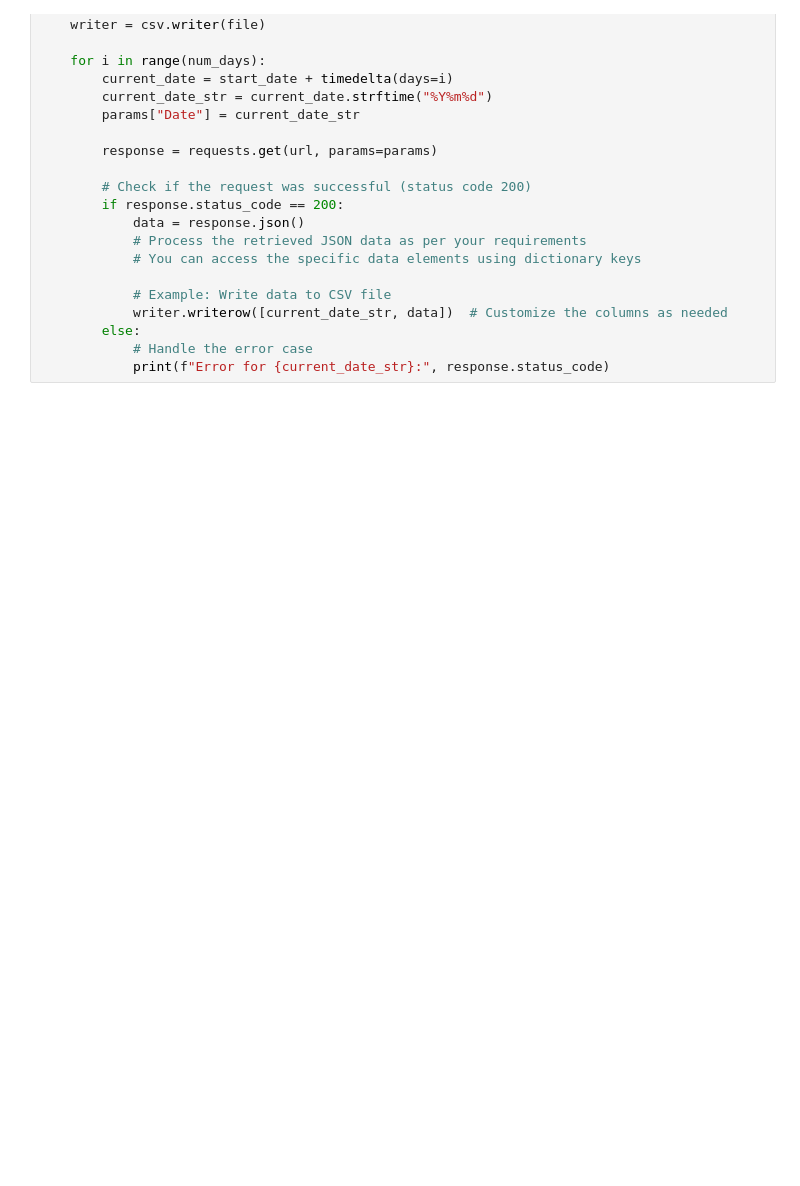
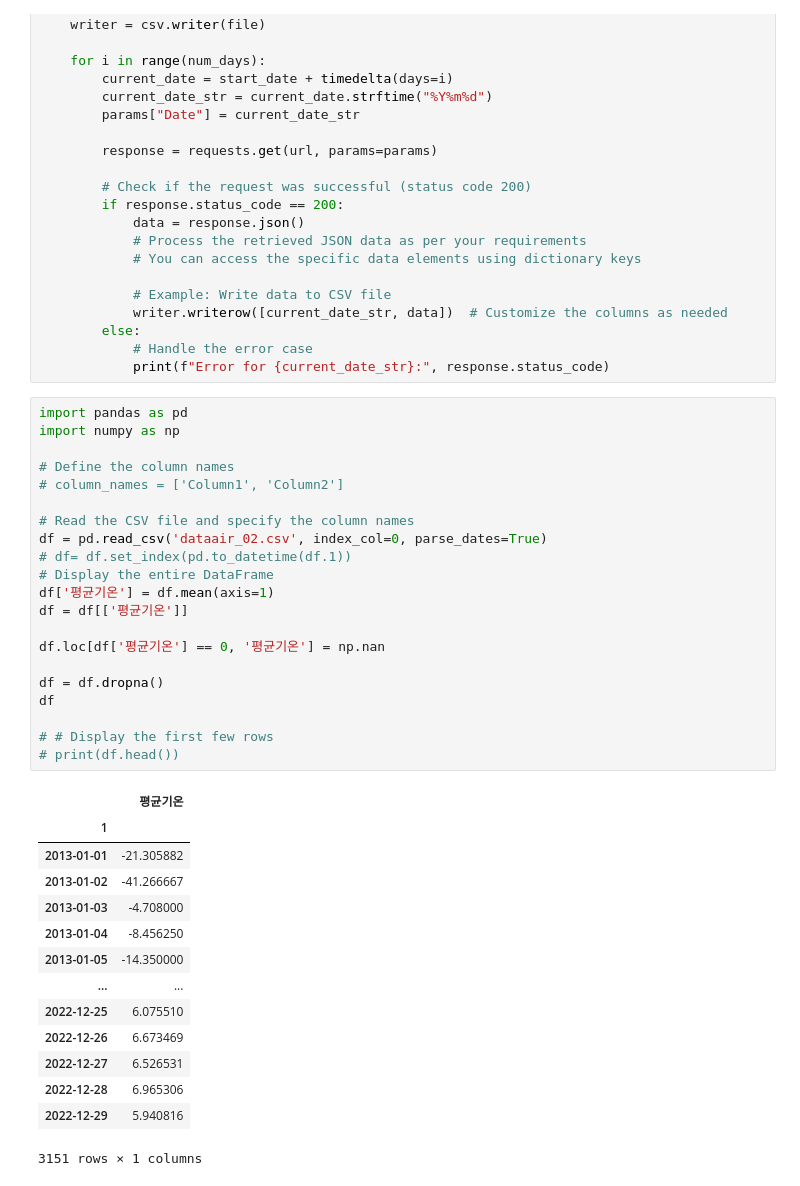
Before and after one commit to eshehh/K1109_Py_Class_Lab, a Jupyter notebook: testpyt/0523_test3.ipynb, the cells around one changed output. Drawn from its saved outputs; the diff is of its cells as text; blank space fills up the shorter version.

```diff
--- a/testpyt/0523_test3.ipynb
+++ b/testpyt/0523_test3.ipynb
@@ -36,3 +36,39 @@ with open("dataair.csv", "w", newline="") as file:
         else:
             # Handle the error case
             print(f"Error for {current_date_str}:", response.status_code)
+# %%
+import pandas as pd
+import numpy as np
+
+# Define the column names
+# column_names = ['Column1', 'Column2']
+
+# Read the CSV file and specify the column names
+df = pd.read_csv('dataair_02.csv', index_col=0, parse_dates=True)
+# df= df.set_index(pd.to_datetime(df.1))
+# Display the entire DataFrame
+df['평균기온'] = df.mean(axis=1)
+df = df[['평균기온']]
+
+df.loc[df['평균기온'] == 0, '평균기온'] = np.nan
+
+df = df.dropna()
+df
+
+# # Display the first few rows
+# print(df.head())
+# %% [output]
+|  | 평균기온 |
+| 1 |  |
+| 2013-01-01 | -21.305882 |
+| 2013-01-02 | -41.266667 |
+| 2013-01-03 | -4.708000 |
+| 2013-01-04 | -8.456250 |
+| 2013-01-05 | -14.350000 |
+| ... | ... |
+| 2022-12-25 | 6.075510 |
+| 2022-12-26 | 6.673469 |
+| 2022-12-27 | 6.526531 |
+| 2022-12-28 | 6.965306 |
+| 2022-12-29 | 5.940816 |
+3151 rows × 1 columns
```
Also changed, not shown: parts of 1 cell of this notebook, 4 other files.
